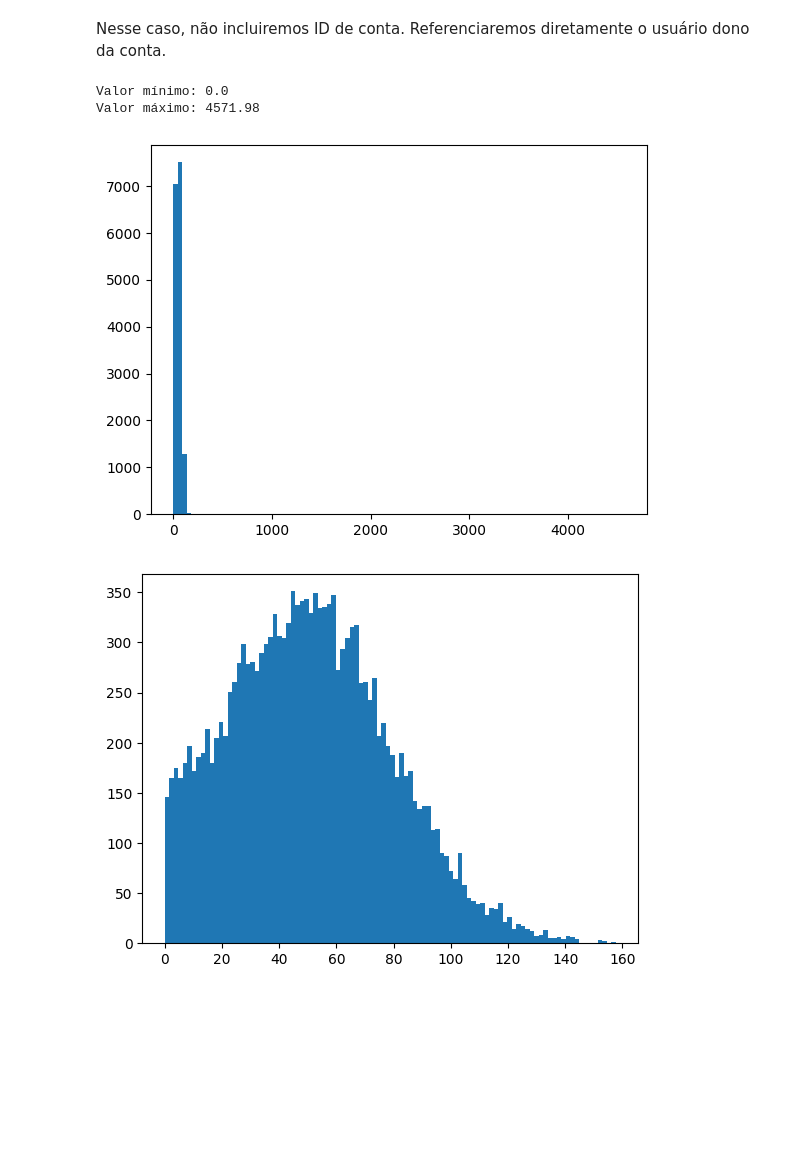
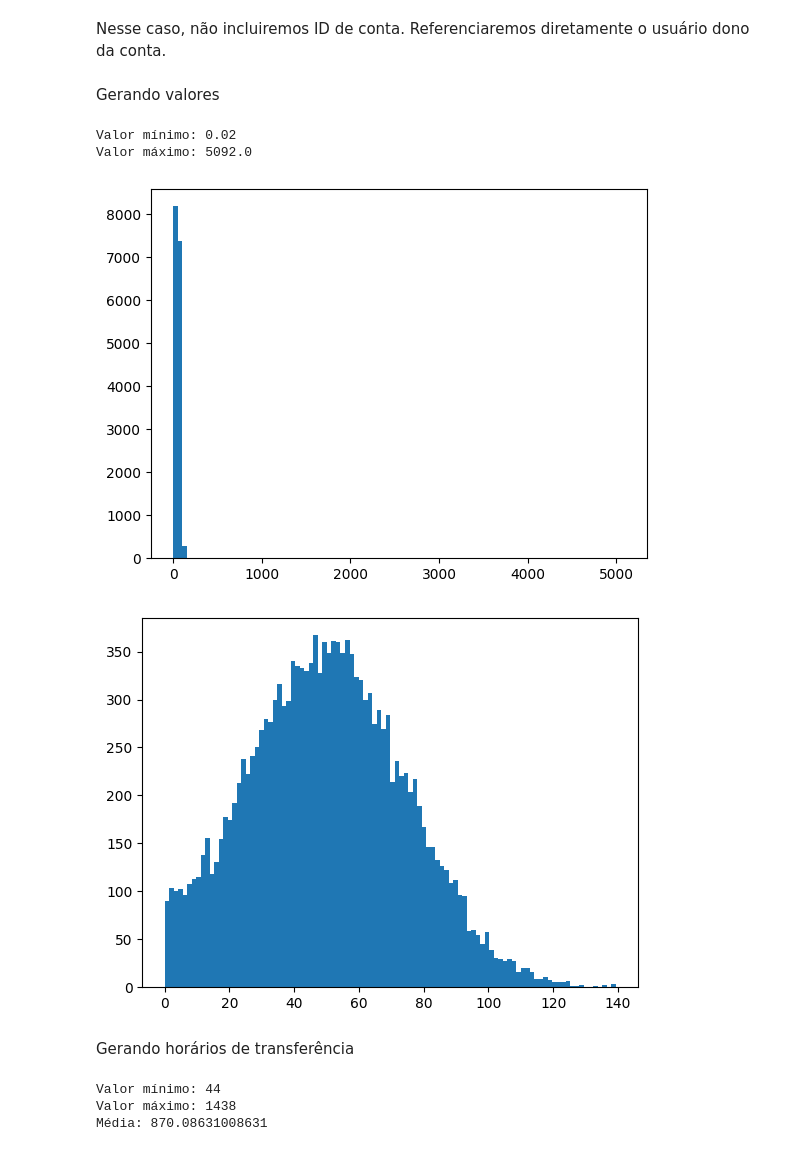
Before and after one commit to rubcube-guilhermetomiasi/mocking, a Jupyter notebook: mocking.ipynb, the cells around one changed output. Cells and saved outputs as stored; diff of their text form; code cells hidden in the pictures; blank space fills up the shorter version.

```diff
--- a/mocking.ipynb
+++ b/mocking.ipynb
@@ -121,26 +143,55 @@ pd.DataFrame(users_adresses).to_csv('addresses.csv', index=False)
 # Transferências
 # %% [markdown]
 Nesse caso, não incluiremos ID de conta. Referenciaremos diretamente o usuário dono da conta.
+# %% [markdown]
+Gerando valores
 # %%
 import numpy as np
 from matplotlib import pyplot as plt
 
 # Valores das transferências
-values = np.random.normal(loc=50, scale=30, size=TRANSFER_COUNT - 25)
+values = np.random.normal(loc=50, scale=25, size=TRANSFER_COUNT - 25)
 # Adicionando 25 outliers
 values = np.append(values, np.random.normal(loc=3000, scale=1000, size=25))
 # Valores negativos não fazem sentido nesse caso, aplicando módulo
 values = np.abs(values)
 # 2 casas decimais
 values = np.round(values, 2)
 print(f'Valor mínimo: {np.min(values)}')
 print(f'Valor máximo: {np.max(values)}')
 plt.hist(np.sort(values), bins=100)
 plt.show()
 plt.hist(np.sort(values)[:-25], bins=100)
 plt.show()
 # %% [output]
-Valor mínimo: 0.0
-Valor máximo: 4571.98
+Valor mínimo: 0.02
+Valor máximo: 5092.0
-[figure, old version]
+[figure, new version]
-[figure, old version]
+[figure, new version]
+# %% [markdown]
+Gerando horários de transferência
+# %%
+import numpy as np
+from scipy.stats import skewnorm
+from matplotlib import pyplot as plt
+from matplotlib.ticker import FuncFormatter
+
+
+# Horários das transferências
+# [0, 1440) -> Minutos após 00:00
+# Considerando que a maioria será feita no horário de 16h
+minutes = skewnorm.rvs(a=-0.5,loc=960, scale=240, size=TRANSFER_COUNT)
+while True:
+  minutes = np.round(minutes, 0).astype(int)
+  minutes_outside_interval = np.argwhere((minutes < 0) | (minutes >= 1440)).flatten()
+  if (minutes_outside_interval.size == 0):
+    break
+  minutes[minutes_outside_interval] = skewnorm.rvs(a=-0.5,loc=960, scale=240, size=len(minutes_outside_interval))
+min_to_datetime = lambda min: f'{min // 60}:{min % 60}'
+print(f'Valor mínimo: {np.min(minutes)}')
+print(f'Valor máximo: {np.max(minutes)}')
+print(f'Média: {np.mean(minutes)}')
+# %% [output]
+Valor mínimo: 44
+Valor máximo: 1438
+Média: 870.08631008631
```
Also changed, not shown: parts of 10 cells of this notebook, 1 other file.
